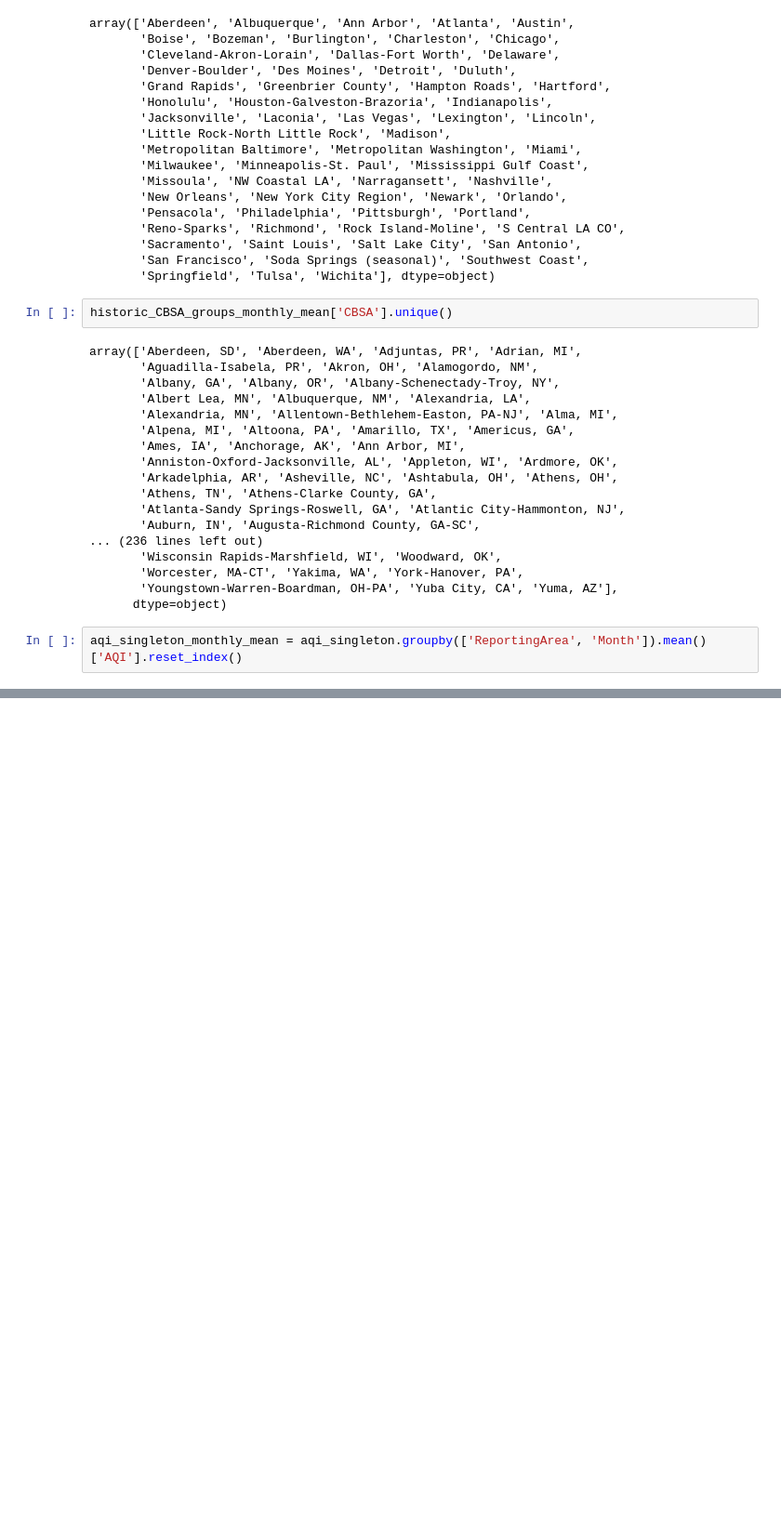
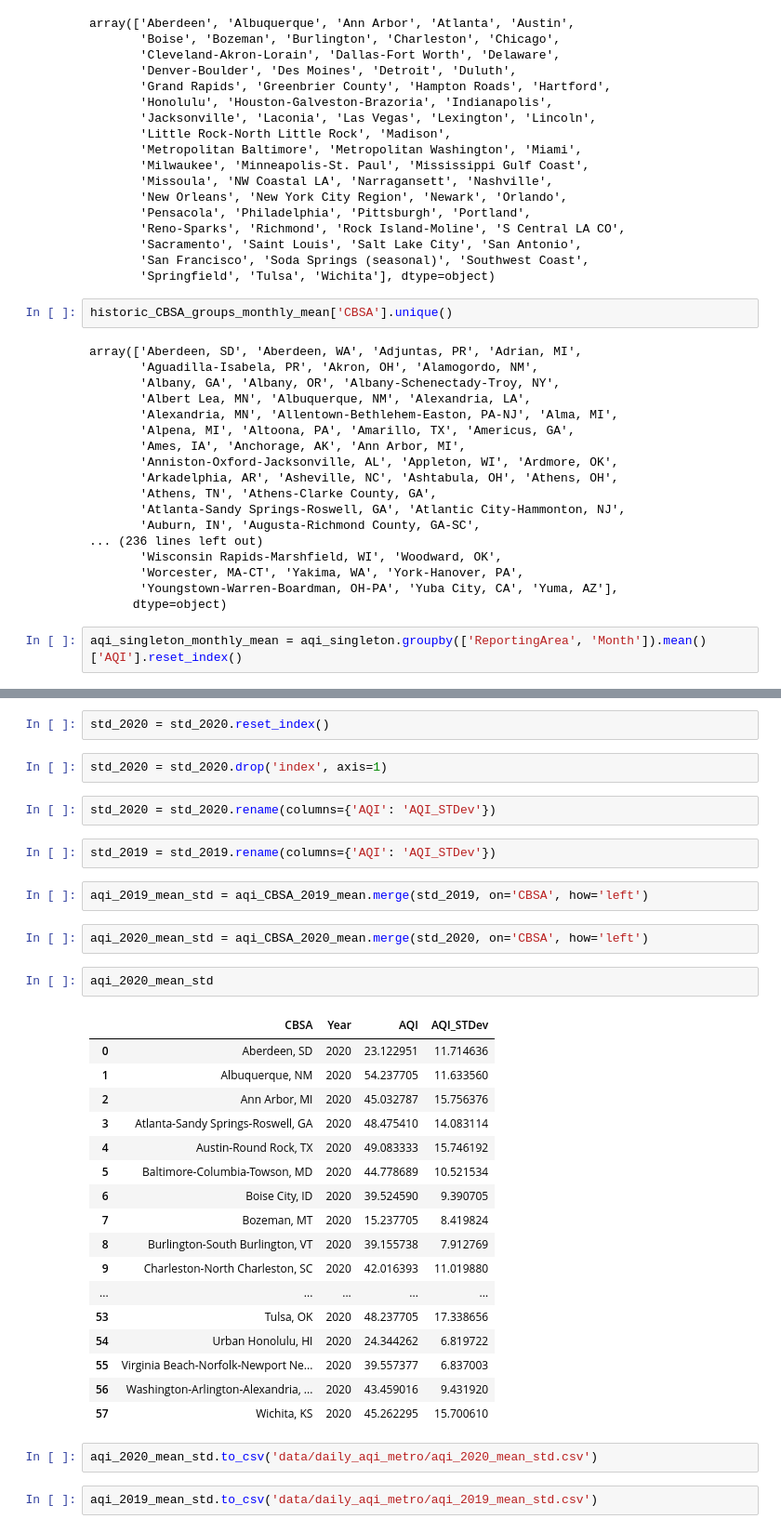
Before and after one commit to jmarkhei/BreathfreshCOVIDair, a Jupyter notebook: graphing7_22.ipynb, the cells around one changed output, grey strips where cells are left out. Shown at 93% size. Cells and saved outputs as stored; diff of their text form; blank space fills up the shorter version.

```diff
--- a/graphing7_22.ipynb
+++ b/graphing7_22.ipynb
@@ -503,0 +702,36 @@ plt.show()
+# %%
+std_2020 = std_2020.reset_index()
+# %%
+std_2020 = std_2020.drop('index', axis=1)
+# %%
+std_2020 = std_2020.rename(columns={'AQI': 'AQI_STDev'})
+# %%
+std_2019 = std_2019.rename(columns={'AQI': 'AQI_STDev'})
+# %%
+aqi_2019_mean_std = aqi_CBSA_2019_mean.merge(std_2019, on='CBSA', how='left')
+# %%
+aqi_2020_mean_std = aqi_CBSA_2020_mean.merge(std_2020, on='CBSA', how='left')
+# %%
+aqi_2020_mean_std
+# %% [output]
+|  | CBSA | Year | AQI | AQI_STDev |
+| 0 | Aberdeen, SD | 2020 | 23.122951 | 11.714636 |
+| 1 | Albuquerque, NM | 2020 | 54.237705 | 11.633560 |
+| 2 | Ann Arbor, MI | 2020 | 45.032787 | 15.756376 |
+| 3 | Atlanta-Sandy Springs-Roswell, GA | 2020 | 48.475410 | 14.083114 |
+| 4 | Austin-Round Rock, TX | 2020 | 49.083333 | 15.746192 |
+| 5 | Baltimore-Columbia-Towson, MD | 2020 | 44.778689 | 10.521534 |
+| 6 | Boise City, ID | 2020 | 39.524590 | 9.390705 |
+| 7 | Bozeman, MT | 2020 | 15.237705 | 8.419824 |
+| 8 | Burlington-South Burlington, VT | 2020 | 39.155738 | 7.912769 |
+| 9 | Charleston-North Charleston, SC | 2020 | 42.016393 | 11.019880 |
+| ... | ... | ... | ... | ... |
+| 53 | Tulsa, OK | 2020 | 48.237705 | 17.338656 |
+| 54 | Urban Honolulu, HI | 2020 | 24.344262 | 6.819722 |
+| 55 | Virginia Beach-Norfolk-Newport Ne... | 2020 | 39.557377 | 6.837003 |
+| 56 | Washington-Arlington-Alexandria, ... | 2020 | 43.459016 | 9.431920 |
+| 57 | Wichita, KS | 2020 | 45.262295 | 15.700610 |
+# %%
+aqi_2020_mean_std.to_csv('data/daily_aqi_metro/aqi_2020_mean_std.csv')
+# %%
+aqi_2019_mean_std.to_csv('data/daily_aqi_metro/aqi_2019_mean_std.csv')
```
Also changed, not shown: parts of 35 cells of this notebook, 2 other files.
